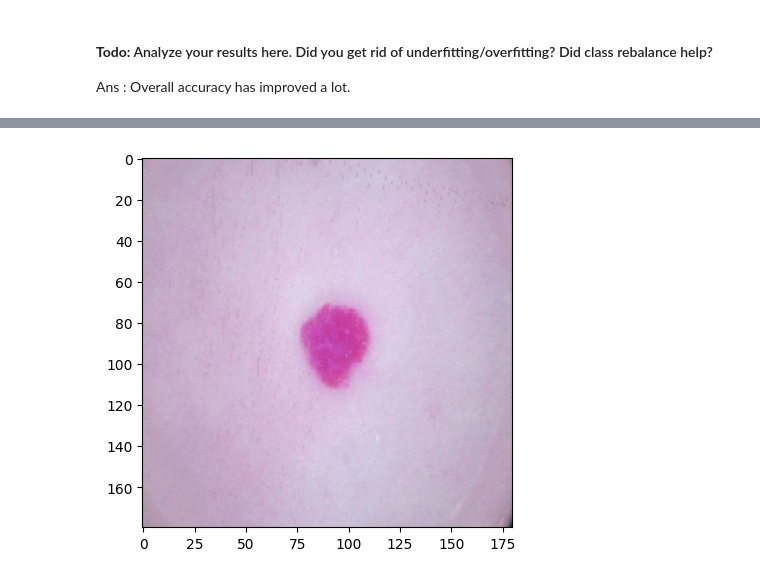
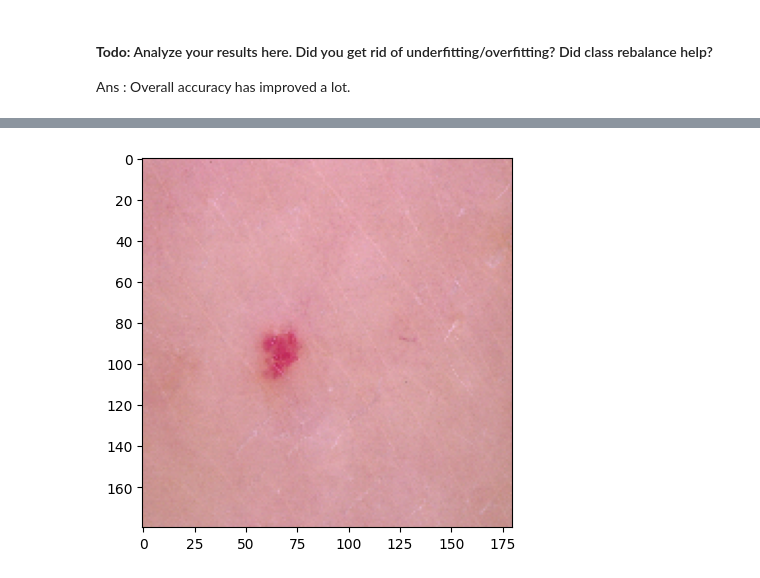
Before and after one commit to sunaynatalreja/Melanoma-Detection, a Jupyter notebook: MelonomaDetectionAssignment.ipynb, the cells around one changed output, grey strips where cells are left out. Cells and saved outputs as stored; diff of their text form; code cells hidden in the pictures.

Commit message:
test execution change

```diff
--- a/MelonomaDetectionAssignment.ipynb
+++ b/MelonomaDetectionAssignment.ipynb
@@ -347,7 +379,8 @@ data_augmentation = tf.keras.Sequential([
                                                               3)),
     layers.RandomRotation(0.2),
     layers.RandomContrast(0.2),
-    layers.RandomZoom(0.1)
+    layers.RandomZoom(0.1),
+    keras_cv.layers.RandomColorDegeneration(0.3)
 ])
 # %%
 # Todo, visualize how your augmentation strategy works for one instance of training image.
@@ -772,29 +816,21 @@ from tensorflow.keras.preprocessing.image import load_img
 for i in range(no_of_classes):
   classname=class_names[i]
   test_image_path = os.path.join(data_dir_test, classname, '*')
-
   # Get a list of all test images for the selected class
   test_images = glob(test_image_path)
-
   # Load the last test image in the list
-  test_image = load_img(test_images[-1], target_size=(180, 180, 3))
-
+  test_image = load_img(test_images[-2], target_size=(180, 180, 3))
   # Display the test image
   plt.imshow(test_image)
   plt.grid(False)
-
   # Expand dimensions to match the input shape of the model
   img = np.expand_dims(test_image, axis=0)
-
   # Make predictions using the trained model
   pred = model3.predict(img)
-
   # Get the index of the predicted class with the highest probability
   pred = np.argmax(pred)
-
   # Get the predicted class name
   pred_class = class_names[pred]
-
   # Print the actual and predicted class names
   print("Actual Class: " + classname)
   print("Predicted Class: " + pred_class)
@@ -817,4 +853,4 @@ Predicted Class: squamous cell carcinoma
 Actual Class: vascular lesion
 Predicted Class: vascular lesion
-[figure, old version]
+[figure, new version]
 # %%
```
Also changed, not shown: parts of 17 cells of this notebook.
